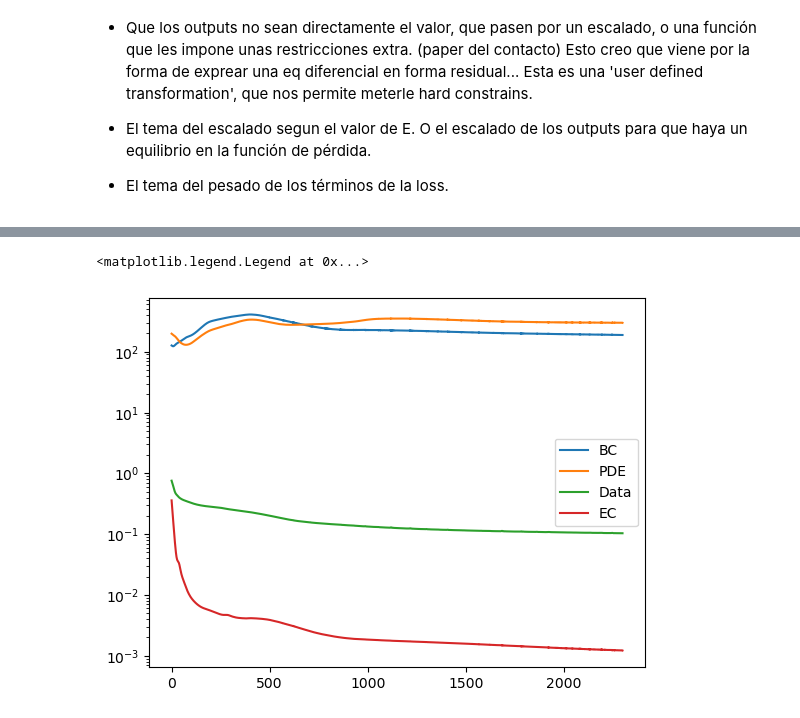
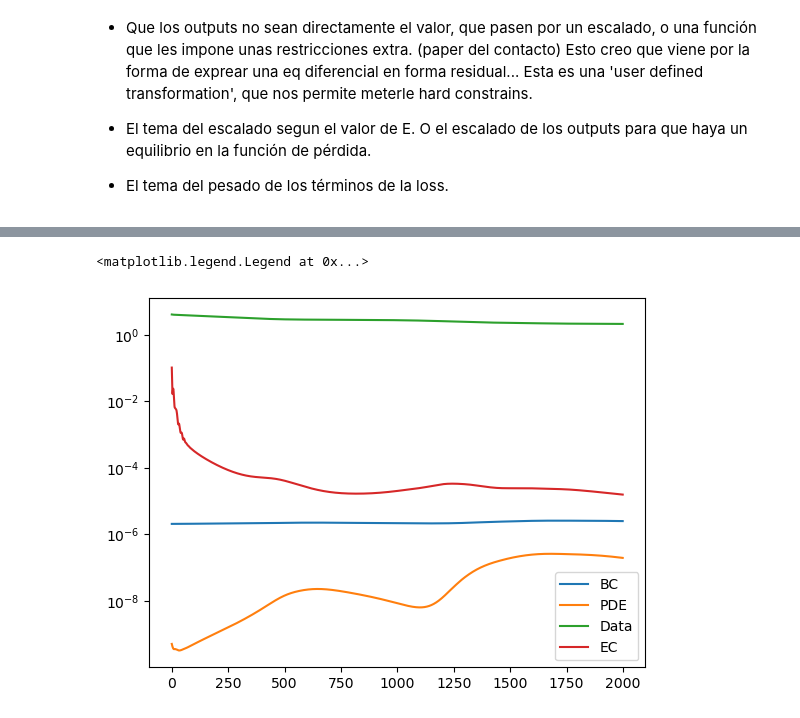
Before and after one commit to ArturoSirvent/DeepElasticity, a Jupyter notebook: notebooks/001-LinealElasticity/001-Output_mixedForm_strainStress.ipynb, the cells around one changed output, grey strips where cells are left out. Drawn from its saved outputs; the diff is of its cells as text; code cells hidden in the pictures.

```diff
--- a/notebooks/001-LinealElasticity/001-Output_mixedForm_strainStress.ipynb
+++ b/notebooks/001-LinealElasticity/001-Output_mixedForm_strainStress.ipynb
@@ -538,10 +552,10 @@ class PINN_mixedForm(DNN):
 
         return loss
 # %%
-pinn=PINN_mixedForm([3,80,80,80,80,9],[0.4,1,0.05])
+pinn=PINN_mixedForm([3,20,20,20,20,20,20,20,9],[0.4,0.001,0.1],loss_weights={"Data":2,"PDE":1e6,"BC":1e3,"EC":1e3})
 
-opt=torch.optim.Adam(pinn.parameters(),lr=1e-4)
-for epoch in range(6000):
+opt=torch.optim.Adam(pinn.parameters(),lr=1e-3)
+for epoch in range(2000):
     loss=pinn.loss(train_init_pos_main.to(float),train_disp_main,return_colloc_points,position_selected_stresses,return_stress)
     print("Epoch: ", epoch, "loss: ", loss.item())
     loss.backward()
@@ -569,13 +582,13 @@ KeyboardInterrupt:
 # %%
-plt.plot(np.array(pinn.loss_history["BC"])*1e5,label="BC")
-plt.plot(np.array(pinn.loss_history["PDE"])*1e6,label="PDE")
+plt.plot(np.array(pinn.loss_history["BC"]),label="BC")
+plt.plot(np.array(pinn.loss_history["PDE"]),label="PDE")
 plt.plot(np.array(pinn.loss_history["Data"]),label="Data")
 plt.plot(np.array(pinn.loss_history["EC"]),label="EC")
 plt.yscale("log")
 plt.legend()
 # %% [output]
 <matplotlib.legend.Legend at 0x...>
-[figure, old version]
+[figure, new version]
 # %%
 loss_f=torch.nn.MSELoss( reduction="none")
 # %%
```
Also changed, not shown: parts of 31 cells of this notebook, 5 other files.
